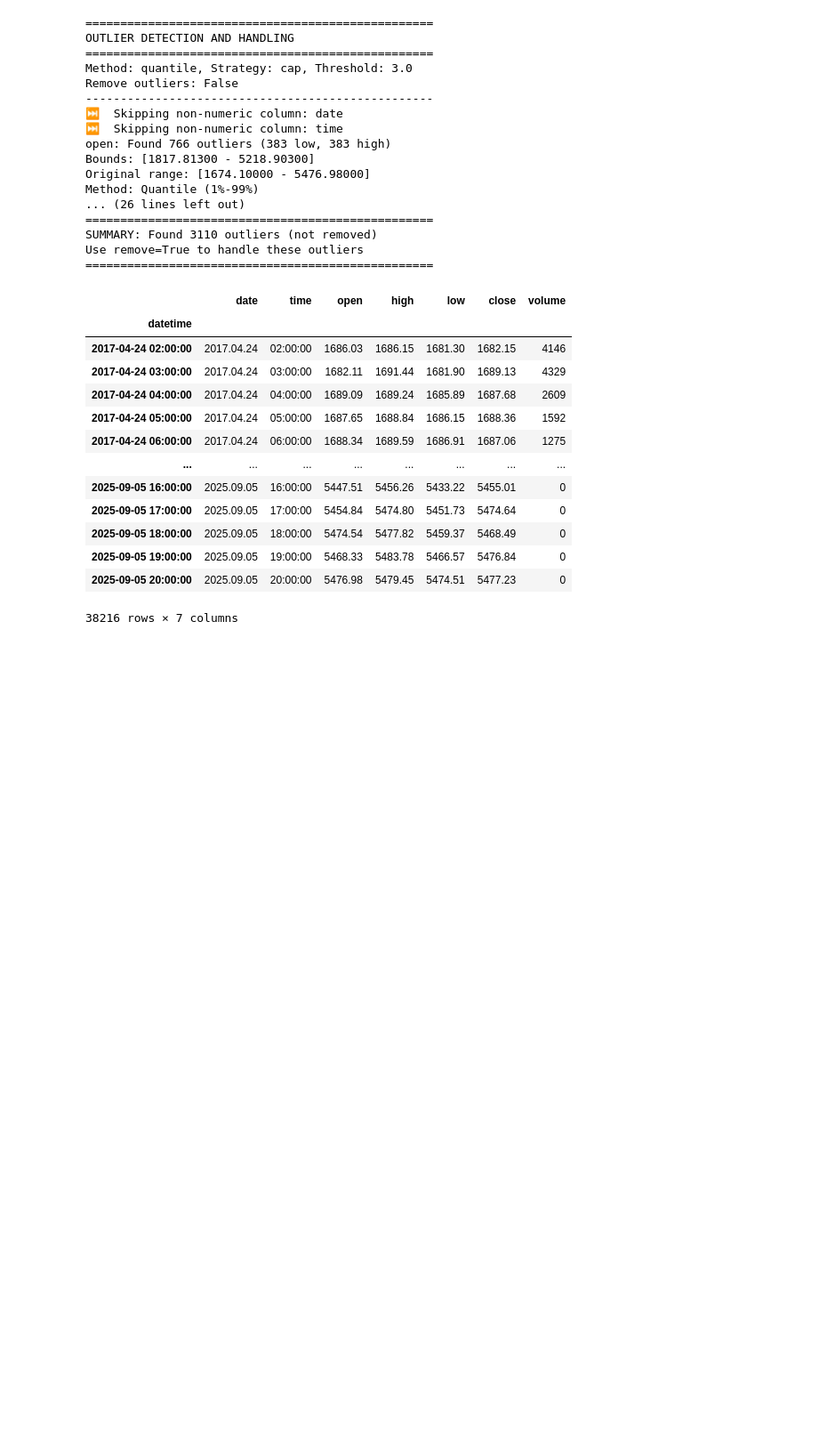
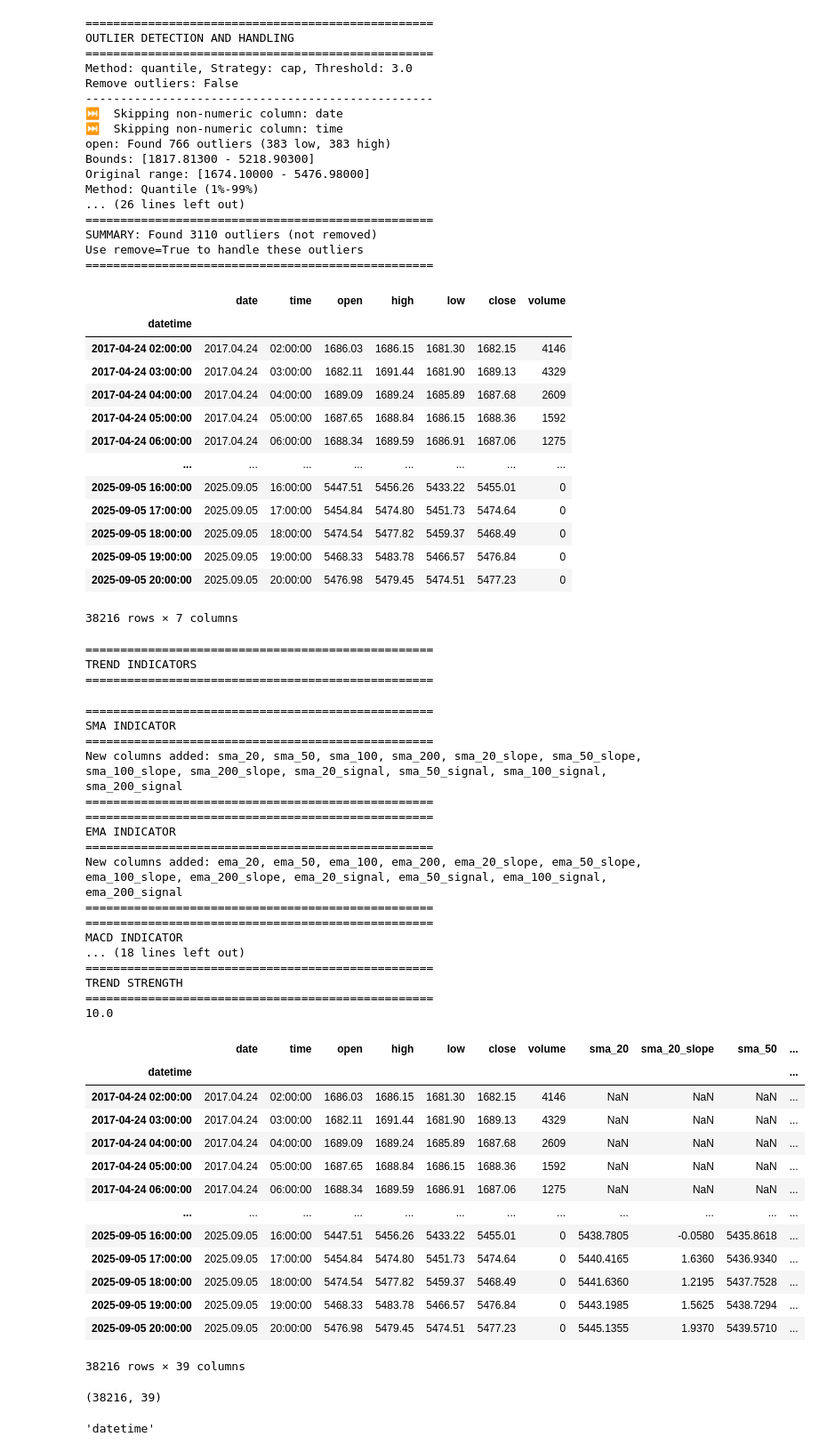
Before and after one commit to AFoivos/Forex_Prediction-, a Jupyter notebook: notebooks/test.ipynb, the cells around one changed output. Shown at 89% size. Saved outputs shown, nothing was run; the diff lists cells and outputs as text; code cells hidden in the pictures; blank space fills up the shorter version.

```diff
--- a/notebooks/test.ipynb
+++ b/notebooks/test.ipynb
@@ -111,3 +115,51 @@ Use remove=True to handle these outliers
 | 2025-09-05 19:00:00 | 2025.09.05 | 19:00:00 | 5468.33 | 5483.78 | 5466.57 | 5476.84 | 0 |
 | 2025-09-05 20:00:00 | 2025.09.05 | 20:00:00 | 5476.98 | 5479.45 | 5474.51 | 5477.23 | 0 |
 38216 rows × 7 columns
+# %%
+indi = ForexTrendIndicators(cleaner.data)
+# %% [output]
+==================================================
+TREND INDICATORS
+==================================================
+# %%
+indi.get_all_trend_indicators()
+# %% [output]
+==================================================
+SMA INDICATOR
+==================================================
+New columns added: sma_20, sma_50, sma_100, sma_200, sma_20_slope, sma_50_slope, sma_100_slope, sma_200_slope, sma_20_signal, sma_50_signal, sma_100_signal, sma_200_signal
+==================================================
+==================================================
+EMA INDICATOR
+==================================================
+New columns added: ema_20, ema_50, ema_100, ema_200, ema_20_slope, ema_50_slope, ema_100_slope, ema_200_slope, ema_20_signal, ema_50_signal, ema_100_signal, ema_200_signal
+==================================================
+==================================================
+MACD INDICATOR
+... (18 lines left out)
+==================================================
+TREND STRENGTH
+==================================================
+10.0
+|  | date | time | open | high | low | close | volume | sma_20 | sma_20_slope | sma_50 | ... |
+| datetime |  |  |  |  |  |  |  |  |  |  | ... |
+| 2017-04-24 02:00:00 | 2017.04.24 | 02:00:00 | 1686.03 | 1686.15 | 1681.30 | 1682.15 | 4146 | NaN | NaN | NaN | ... |
+| 2017-04-24 03:00:00 | 2017.04.24 | 03:00:00 | 1682.11 | 1691.44 | 1681.90 | 1689.13 | 4329 | NaN | NaN | NaN | ... |
+| 2017-04-24 04:00:00 | 2017.04.24 | 04:00:00 | 1689.09 | 1689.24 | 1685.89 | 1687.68 | 2609 | NaN | NaN | NaN | ... |
+| 2017-04-24 05:00:00 | 2017.04.24 | 05:00:00 | 1687.65 | 1688.84 | 1686.15 | 1688.36 | 1592 | NaN | NaN | NaN | ... |
+| 2017-04-24 06:00:00 | 2017.04.24 | 06:00:00 | 1688.34 | 1689.59 | 1686.91 | 1687.06 | 1275 | NaN | NaN | NaN | ... |
+| ... | ... | ... | ... | ... | ... | ... | ... | ... | ... | ... | ... |
+| 2025-09-05 16:00:00 | 2025.09.05 | 16:00:00 | 5447.51 | 5456.26 | 5433.22 | 5455.01 | 0 | 5438.7805 | -0.0580 | 5435.8618 | ... |
+| 2025-09-05 17:00:00 | 2025.09.05 | 17:00:00 | 5454.84 | 5474.80 | 5451.73 | 5474.64 | 0 | 5440.4165 | 1.6360 | 5436.9340 | ... |
+| 2025-09-05 18:00:00 | 2025.09.05 | 18:00:00 | 5474.54 | 5477.82 | 5459.37 | 5468.49 | 0 | 5441.6360 | 1.2195 | 5437.7528 | ... |
+| 2025-09-05 19:00:00 | 2025.09.05 | 19:00:00 | 5468.33 | 5483.78 | 5466.57 | 5476.84 | 0 | 5443.1985 | 1.5625 | 5438.7294 | ... |
+| 2025-09-05 20:00:00 | 2025.09.05 | 20:00:00 | 5476.98 | 5479.45 | 5474.51 | 5477.23 | 0 | 5445.1355 | 1.9370 | 5439.5710 | ... |
+38216 rows × 39 columns
+# %%
+indi.data.shape
+# %% [output]
+(38216, 39)
+# %%
+indi.data.index.name
+# %% [output]
+'datetime'
```
Also changed, not shown: parts of 14 cells of this notebook, 4 other files.
